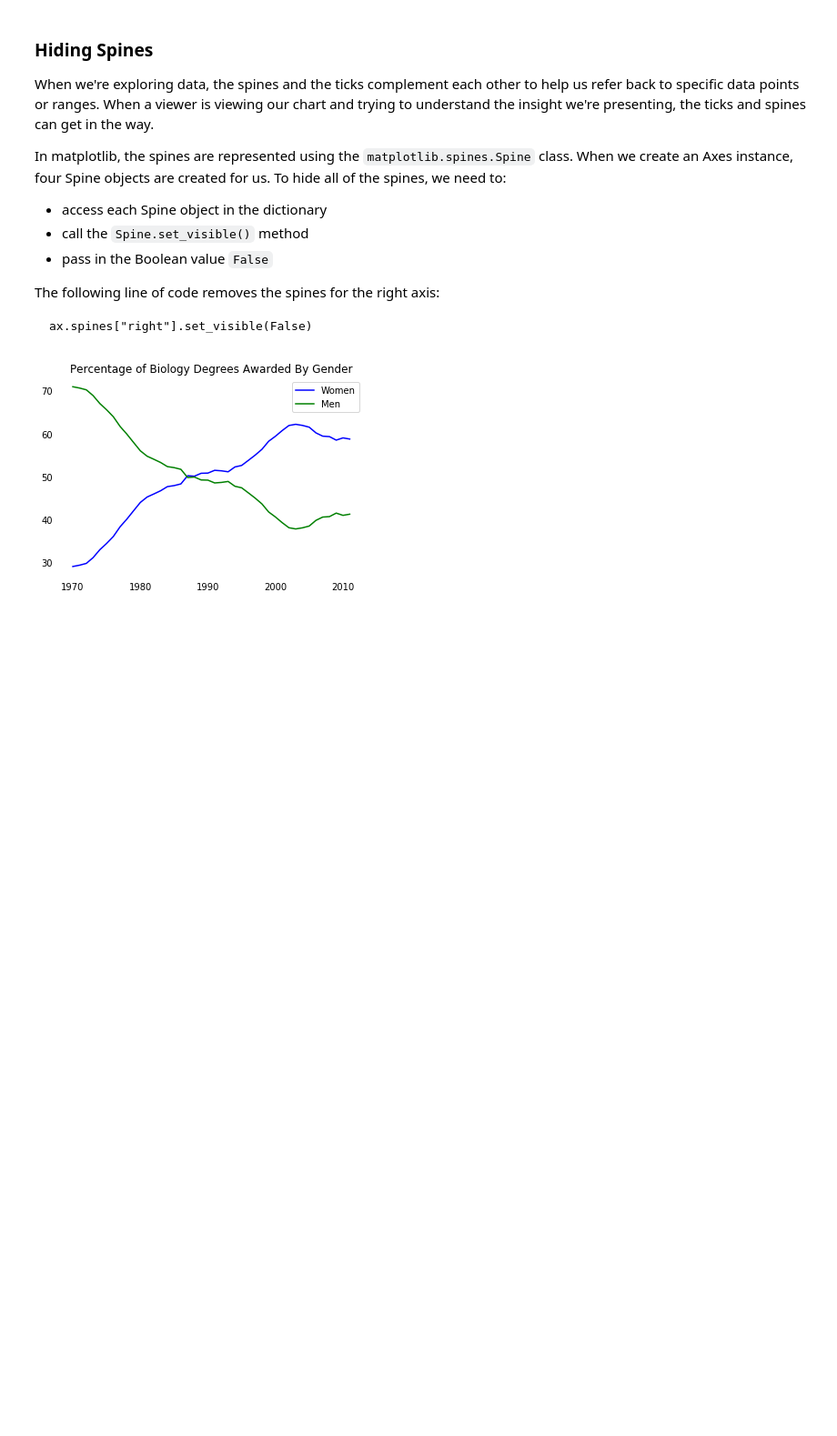
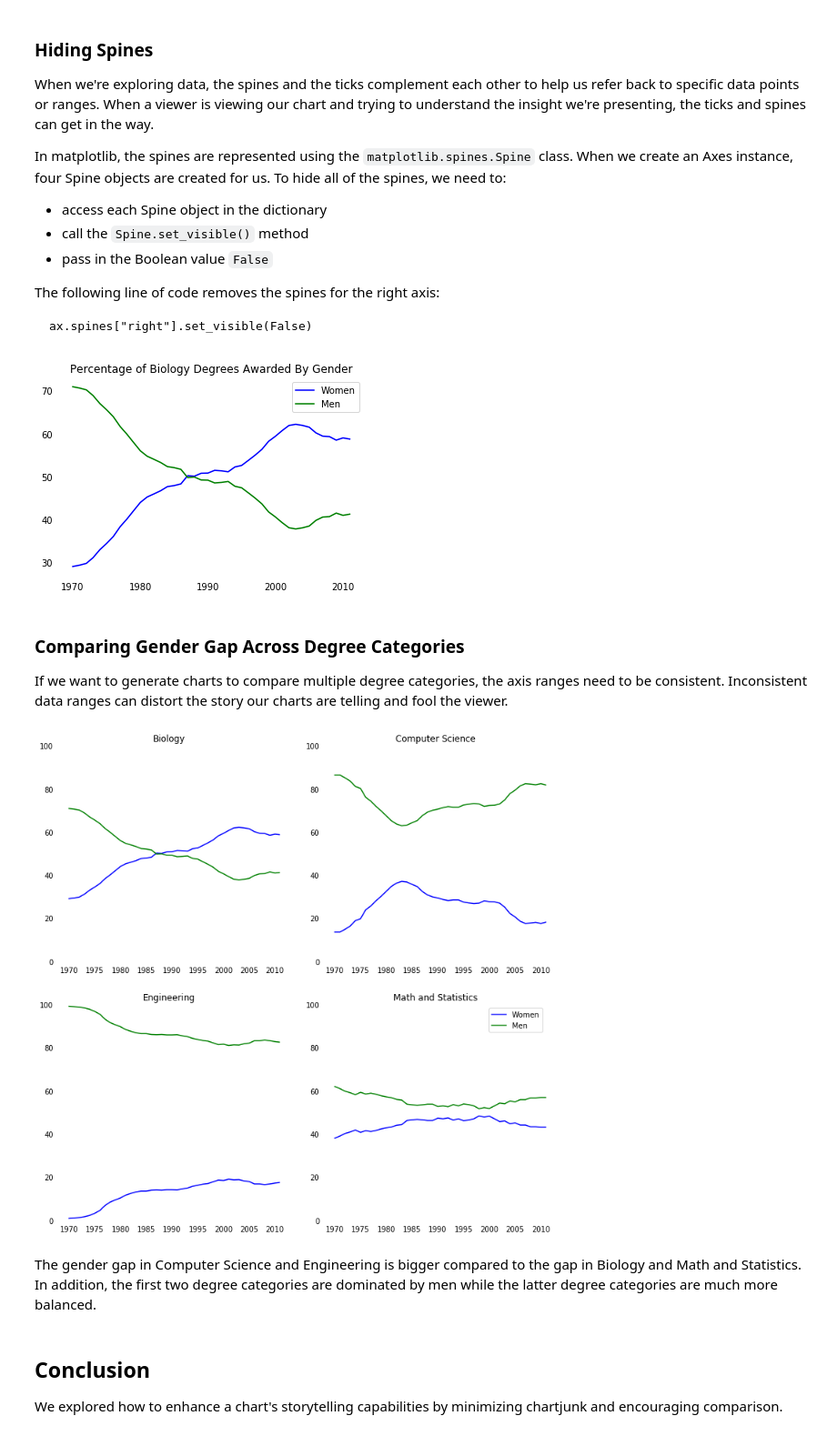
Before and after one commit to txkhaund/Dataquest_DS_path, a Jupyter notebook: Missions/2. Data Analysis and Visualization/3. Storytelling Through Data Visualization/1. Improving Plot Aesthetics.ipynb, the cells around one changed output. Shown: that part at 91% size. Saved outputs shown, nothing was run; the diff lists cells and outputs as text; code cells hidden in the pictures; blank space fills up the shorter version.

Commit message:
Update 1. Improving Plot Aesthetics.ipynb
Finished section

```diff
--- a/Missions/2. Data Analysis and Visualization/3. Storytelling Through Data Visualization/1. Improving Plot Aesthetics.ipynb
+++ b/Missions/2. Data Analysis and Visualization/3. Storytelling Through Data Visualization/1. Improving Plot Aesthetics.ipynb
@@ -115,3 +115,35 @@ ax.set_title('Percentage of Biology Degrees Awarded By Gender')
 plt.show()
 # %% [output]
 [figure]
+# %% [markdown]
+### Comparing Gender Gap Across Degree Categories
+
+If we want to generate charts to compare multiple degree categories, the axis ranges need to be consistent. Inconsistent data ranges can distort the story our charts are telling and fool the viewer.
+# %%
+major_cats = ['Biology', 'Computer Science', 'Engineering', 'Math and Statistics']
+fig = plt.figure(figsize=(12, 12))
+
+for sp in range(0, 4):
+    ax = fig.add_subplot(2,2,sp+1)
+    ax.plot(women_degrees['Year'], women_degrees[major_cats[sp]], c='blue', label='Women')
+    ax.plot(women_degrees['Year'], 100 - women_degrees[major_cats[sp]], c='green', label='Men')
+    ax.set_xlim(1968, 2011)
+    ax.set_ylim(0, 100)
+    ax.tick_params(bottom=False, top=False, left=False, right=False)
+    ax.spines['right'].set_visible(False)
+    ax.spines['bottom'].set_visible(False)
+    ax.spines['top'].set_visible(False)
+    ax.spines['left'].set_visible(False)
+    ax.set_title(major_cats[sp])
+
+# Calling pyplot.legend() here will add the legend to the last subplot that was created.
+plt.legend(loc='upper right')
+plt.show()
+# %% [output]
+[figure, added]
+# %% [markdown]
+The gender gap in Computer Science and Engineering is bigger compared to the gap in Biology and Math and Statistics. In addition, the first two degree categories are dominated by men while the latter degree categories are much more balanced.
+# %% [markdown]
+## Conclusion
+
+We explored how to enhance a chart's storytelling capabilities by minimizing chartjunk and encouraging comparison.
```
